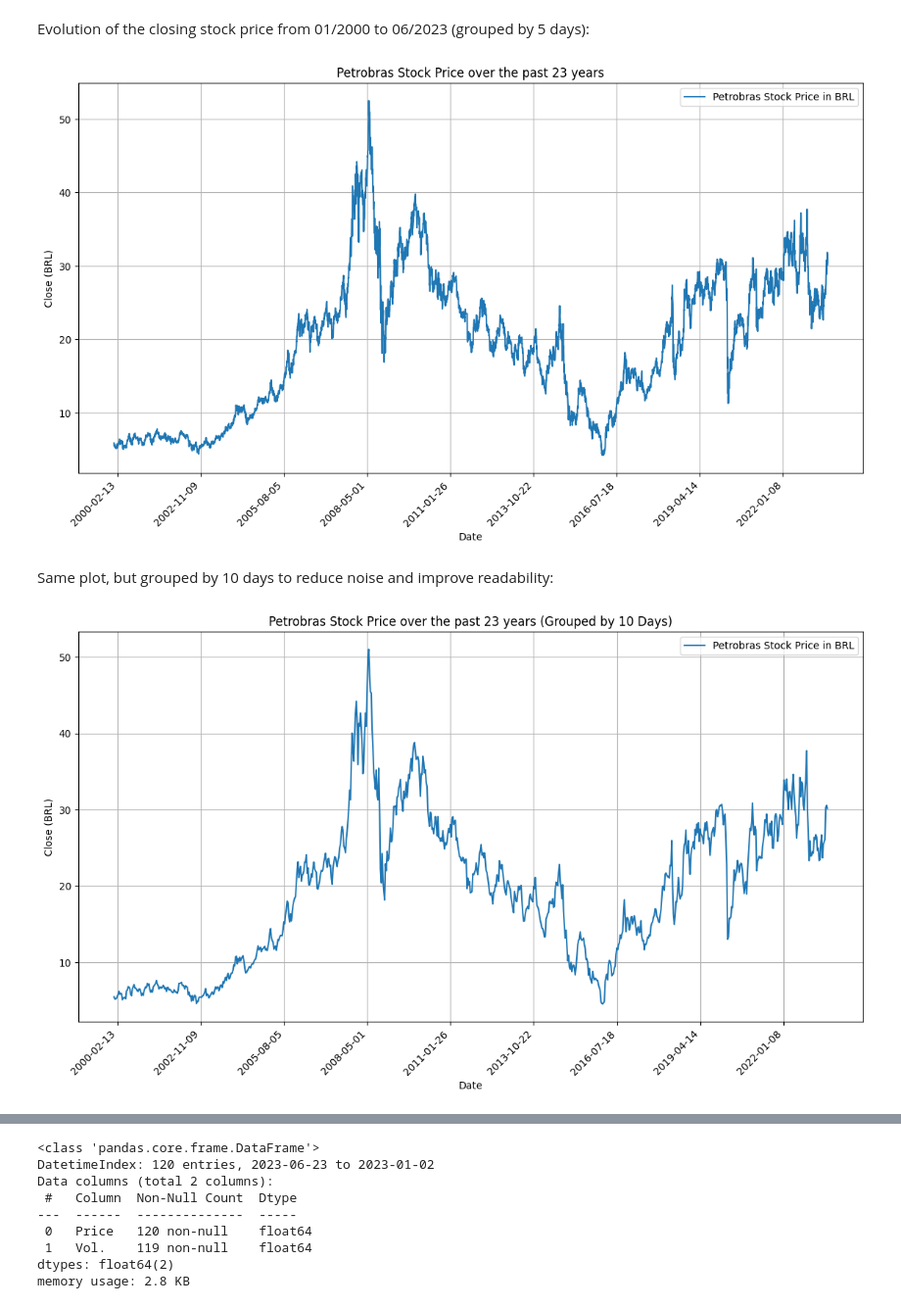
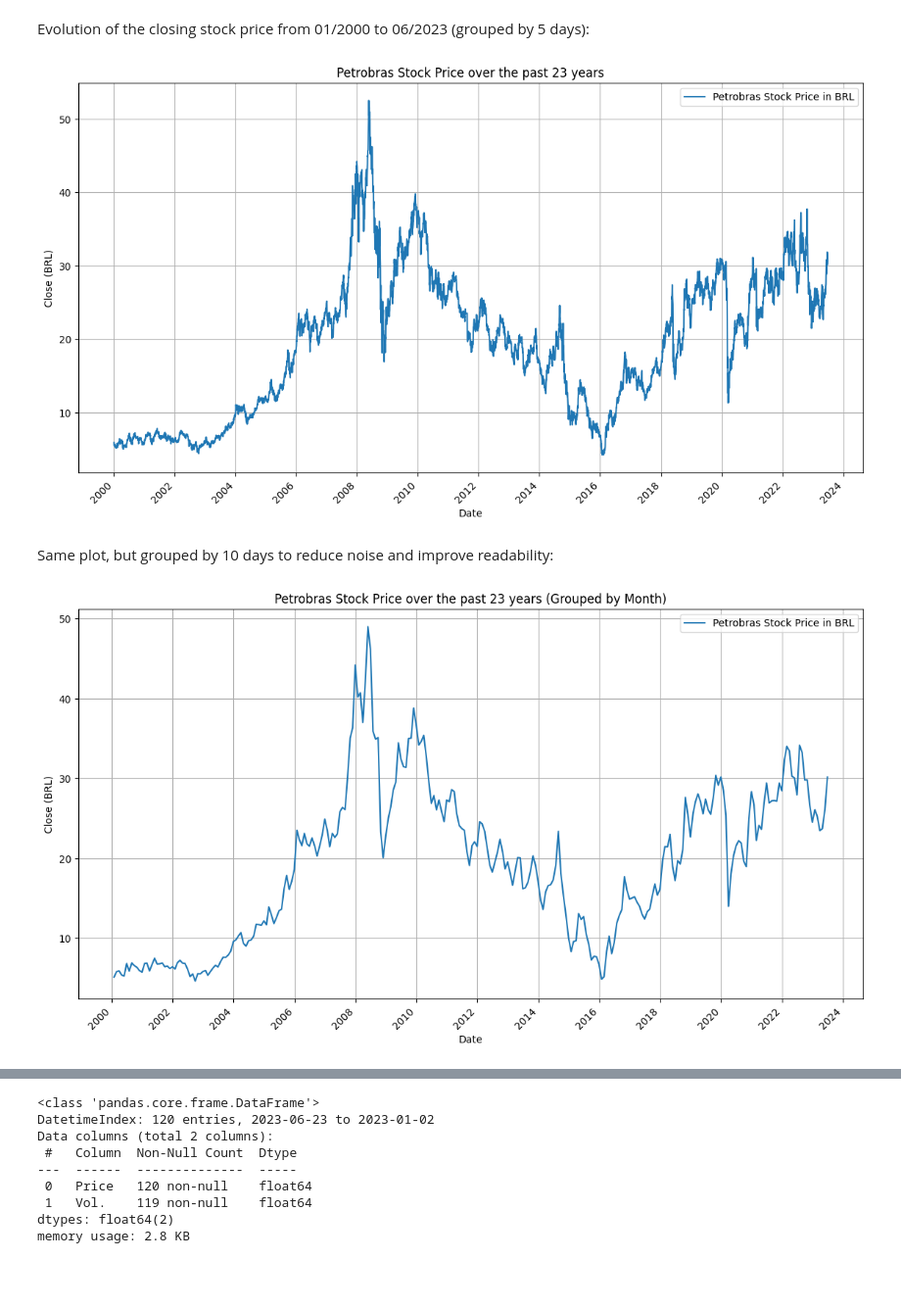
Before and after one commit to up841068/petropredict, a Jupyter notebook: PBR_predictive_model/notebooks/predictions.ipynb, the cells around one changed output, grey strips where cells are left out. Shown at 98% size. Cells and saved outputs as stored; diff of their text form; code cells hidden in the pictures; blank space fills up the shorter version.

```diff
--- a/PBR_predictive_model/notebooks/predictions.ipynb
+++ b/PBR_predictive_model/notebooks/predictions.ipynb
@@ -46,26 +59,34 @@ df.describe()
 # %% [markdown]
 Evolution of the closing stock price from 01/2000 to 06/2023 (grouped by 5 days):
 # %%
+import matplotlib.dates as mdates
+
 plt.figure(figsize=(14,7))
 sns.lineplot(x=df.index, y=df['Close'], label='Petrobras Stock Price in BRL')
+
 plt.ylabel('Close (BRL)')
 plt.title('Petrobras Stock Price over the past 23 years')
 plt.xticks(rotation=45, ha='right')
-plt.gca().xaxis.set_major_locator(plt.MaxNLocator(10))
+plt.gca().xaxis.set_major_locator(mdates.YearLocator(base=2))
+plt.gca().xaxis.set_major_formatter(mdates.DateFormatter('%Y'))
 plt.legend()
 plt.grid(True)
 # %% [output]
-[figure, old version]
+[figure, new version]
 # %% [markdown]
 Same plot, but grouped by 10 days to reduce noise and improve readability:
 # %%
+import matplotlib.dates as mdates
+
 plt.figure(figsize=(14,7))
-sns.lineplot(x=df.resample('10D').last().index, y=df.resample('10D').last()['Close'], label='Petrobras Stock Price in BRL')
+sns.lineplot(x=df.resample('1M').last().index, y=df.resample('1M').last()['Close'], label='Petrobras Stock Price in BRL')
+
 plt.ylabel('Close (BRL)')
-plt.title('Petrobras Stock Price over the past 23 years (Grouped by 10 Days)')
+plt.title('Petrobras Stock Price over the past 23 years (Grouped by Month)')
 plt.xticks(rotation=45, ha='right')
-plt.gca().xaxis.set_major_locator(plt.MaxNLocator(10))
+plt.gca().xaxis.set_major_locator(mdates.YearLocator(base=2))
+plt.gca().xaxis.set_major_formatter(mdates.DateFormatter('%Y'))
 plt.legend()
 plt.grid(True)
 # %% [output]
-[figure, old version]
+[figure, new version]
```
Also changed, not shown: parts of 32 cells of this notebook, 2 other files.
